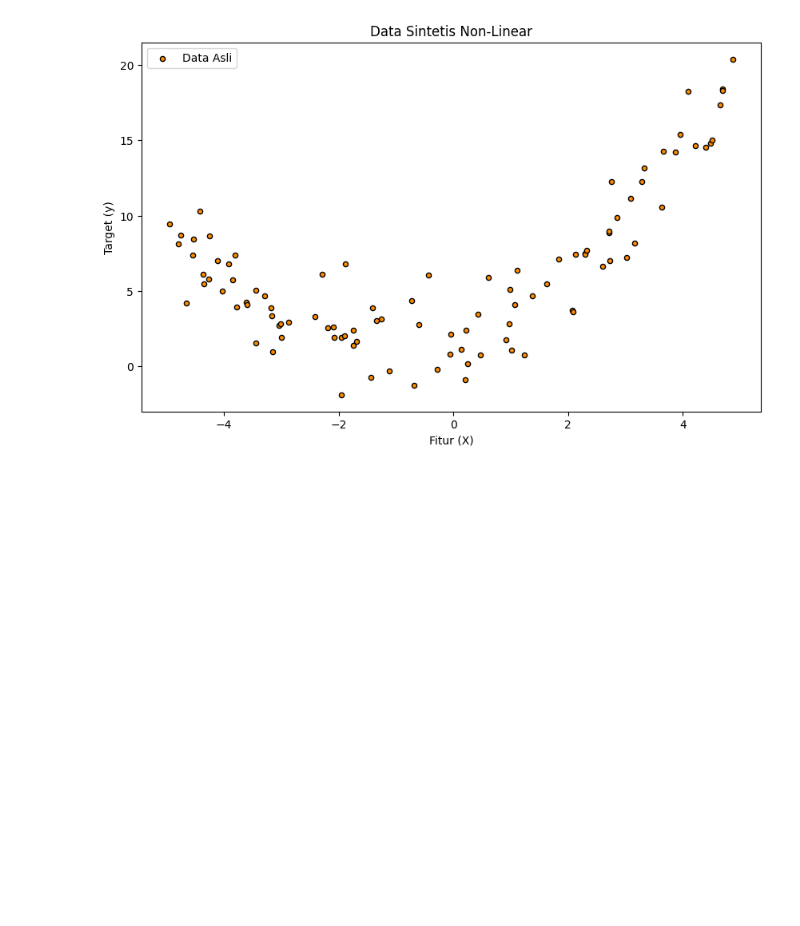
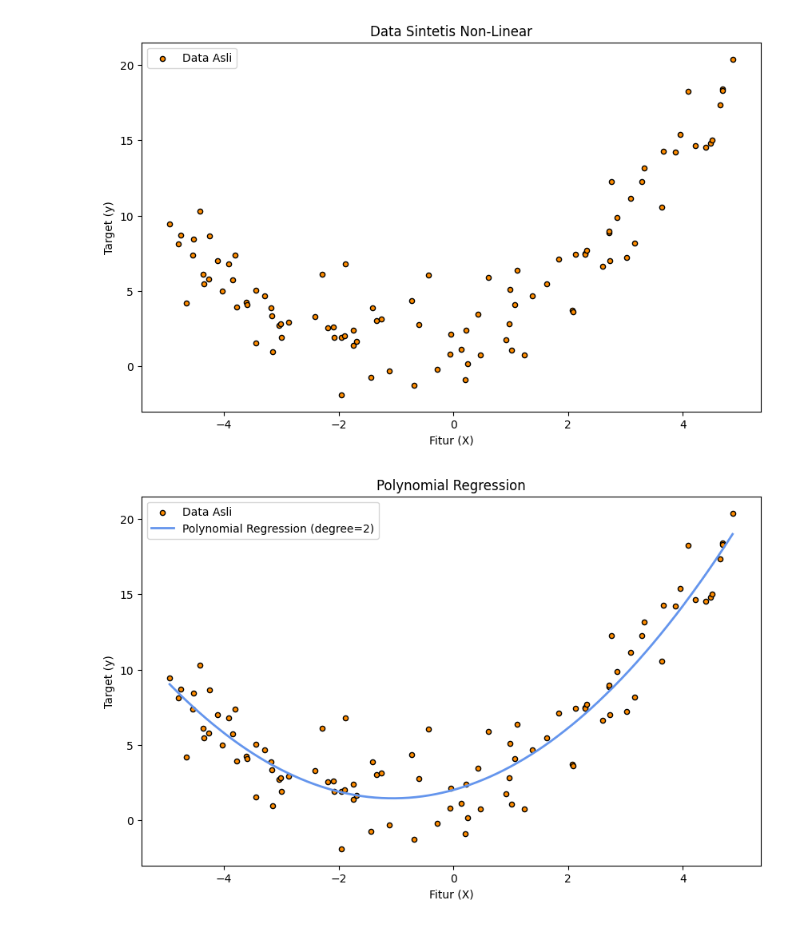
Before and after one commit to HansenDafa/machine-learning, a Jupyter notebook: supervised/regression/linear-regression/main.ipynb, the cells around one changed output. Saved outputs shown, nothing was run; the diff lists cells and outputs as text; code cells hidden in the pictures; blank space fills up the shorter version.

Commit message:
polynomial-regression

```diff
--- a/supervised/regression/linear-regression/main.ipynb
+++ b/supervised/regression/linear-regression/main.ipynb
@@ -161,3 +161,31 @@ plt.show()
 X_plot = np.linspace(X.min(), X.max(), 500).reshape(-1, 1) # Titik-titik halus untuk plot kurva
 # %% [output]
 [figure]
+# %%
+from sklearn.preprocessing import PolynomialFeatures
+from sklearn.linear_model import LinearRegression
+from sklearn.pipeline import make_pipeline
+
+# Derajat polinomial (misal: 2 untuk kuadratik, 3 untuk kubik, dst.)
+degree = 2
+
+# Membuat pipeline: 1. Tambah fitur polinomial, 2. Terapkan regresi linear
+poly_reg_model = make_pipeline(PolynomialFeatures(degree), LinearRegression())
+
+# Melatih model
+poly_reg_model.fit(X, y)
+
+# Membuat prediksi
+y_poly_pred = poly_reg_model.predict(X_plot)
+
+# Plot hasil
+plt.figure(figsize=(10, 6))
+plt.scatter(X, y, s=20, edgecolor="black", c="darkorange", label="Data Asli")
+plt.plot(X_plot, y_poly_pred, color="cornflowerblue", linewidth=2, label=f"Polynomial Regression (degree={degree})")
+plt.xlabel("Fitur (X)")
+plt.ylabel("Target (y)")
+plt.title("Polynomial Regression")
+plt.legend()
+plt.show()
+# %% [output]
+[figure, added]
```
